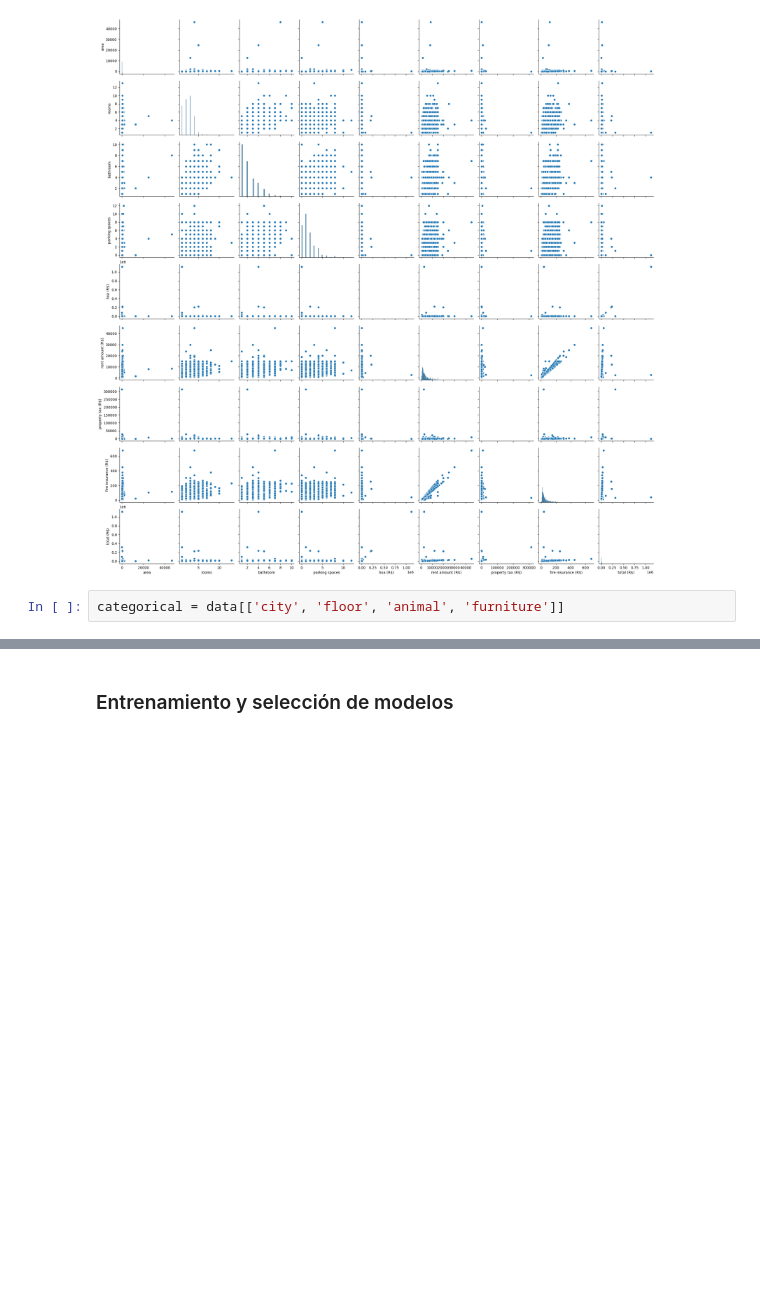
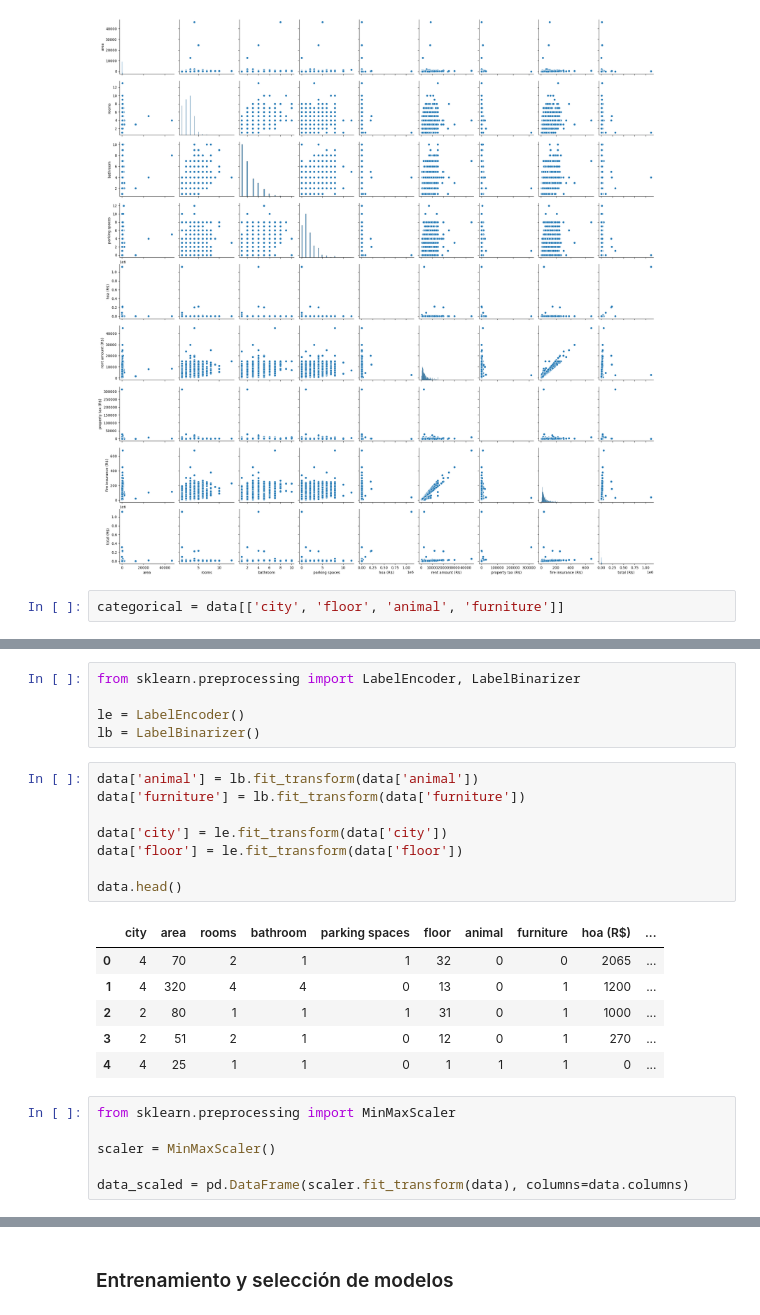
Before and after one commit to markalbrand56/DS-Laboratorio-8, a Jupyter notebook: modelo.ipynb, the cells around one changed output, grey strips where cells are left out. Cells and saved outputs as stored; diff of their text form; blank space fills up the shorter version.

```diff
--- a/modelo.ipynb
+++ b/modelo.ipynb
@@ -144,0 +169,26 @@ furniture: ['furnished' 'not furnished']
+# %%
+from sklearn.preprocessing import LabelEncoder, LabelBinarizer
+
+le = LabelEncoder()
+lb = LabelBinarizer()
+# %%
+data['animal'] = lb.fit_transform(data['animal'])
+data['furniture'] = lb.fit_transform(data['furniture'])
+
+data['city'] = le.fit_transform(data['city'])
+data['floor'] = le.fit_transform(data['floor'])
+
+data.head()
+# %% [output]
+|  | city | area | rooms | bathroom | parking spaces | floor | animal | furniture | hoa (R$) | ... |
+| 0 | 4 | 70 | 2 | 1 | 1 | 32 | 0 | 0 | 2065 | ... |
+| 1 | 4 | 320 | 4 | 4 | 0 | 13 | 0 | 1 | 1200 | ... |
+| 2 | 2 | 80 | 1 | 1 | 1 | 31 | 0 | 1 | 1000 | ... |
+| 3 | 2 | 51 | 2 | 1 | 0 | 12 | 0 | 1 | 270 | ... |
+| 4 | 4 | 25 | 1 | 1 | 0 | 1 | 1 | 1 | 0 | ... |
+# %%
+from sklearn.preprocessing import MinMaxScaler
+
+scaler = MinMaxScaler()
+
+data_scaled = pd.DataFrame(scaler.fit_transform(data), columns=data.columns)
```
Also changed, not shown: parts of 26 cells of this notebook.
